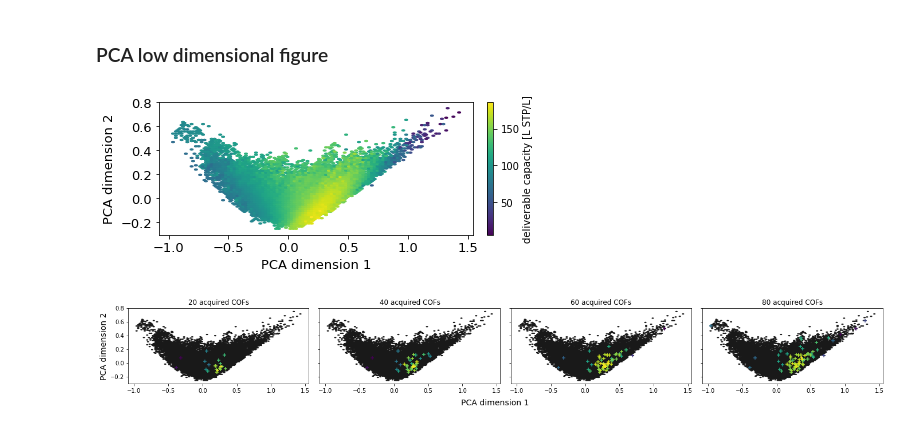
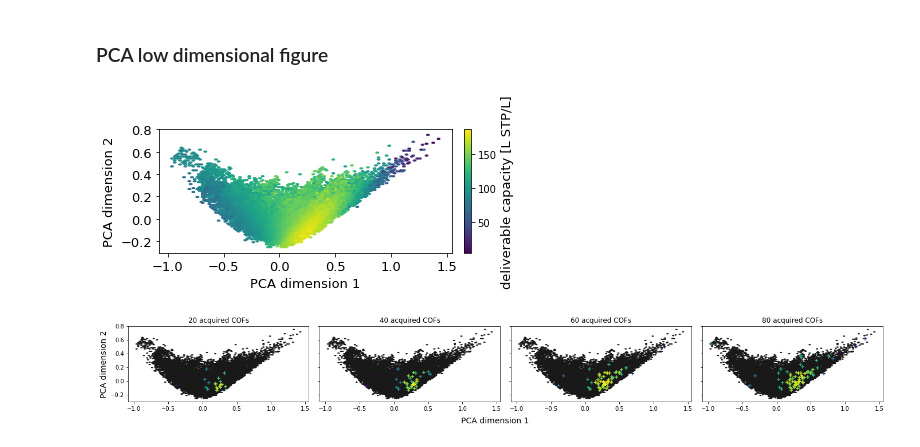
Before and after one commit to aryandeshwal/BO_of_COFs, a Jupyter notebook: COFS_figures.ipynb, the cells around one changed output. Cells and saved outputs as stored; diff of their text form; code cells hidden in the pictures.

```diff
--- a/COFS_figures.ipynb
+++ b/COFS_figures.ipynb
@@ -48,15 +50,17 @@ inputs_low_dim_pca = pca.transform(inputs)
 # %%
 #low dimensional (PCA) visualization of the entire dataset
 plt.hexbin(inputs_low_dim_pca[:, 0], inputs_low_dim_pca[:, 1],C=outputs)
 plt.xlabel('PCA dimension 1', fontsize=13)
 plt.ylabel('PCA dimension 2',fontsize=13)
-plt.colorbar(label="deliverable capacity [L STP/L]",fraction=0.02, pad=0.04)
+cb = plt.colorbar(fraction=0.02, pad=0.04)
+cb.set_label(label="deliverable capacity [L STP/L]", fontsize=13)
 plt.xticks(fontsize=13)
 plt.yticks(fontsize=13)
 plt.gca().set_aspect('equal', 'box')
+plt.tight_layout()
 plt.savefig('Hexbin_pca_all_inputs_2dim.pdf')
 # %% [output]
-[figure, old version]
+[figure, new version]
 # %%
 #low dimensional (PCA) visualization of the points selected by BO
 
```
Also changed, not shown: parts of 9 cells of this notebook, 1 other file.
